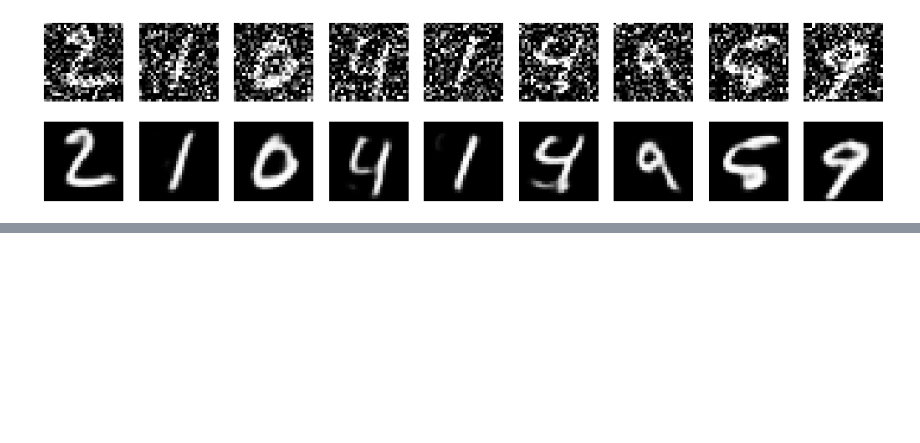
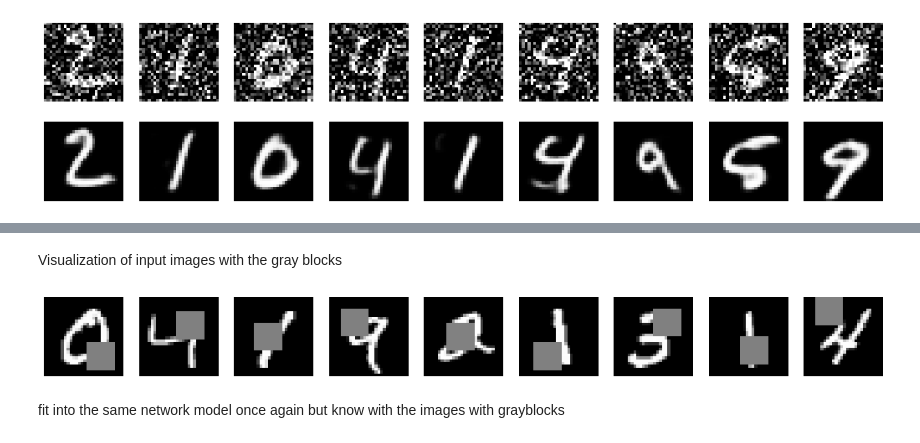
Before and after one commit to telecombcn-dl/2018-dlai-team2, a Jupyter notebook: DenoisingAutoEncoder.ipynb, the cells around one changed output, grey strips where cells are left out. Saved outputs shown, nothing was run; the diff lists cells and outputs as text; code cells hidden in the pictures; blank space fills up the shorter version.

```diff
--- a/DenoisingAutoEncoder.ipynb
+++ b/DenoisingAutoEncoder.ipynb
@@ -118,0 +208,34 @@ plt.show()
+# %%
+block_size = 10
+x_train_inpaint_block = copy.deepcopy(x_train)
+x_test_inpaint_block = copy.deepcopy(x_test)
+for i in range(len(x_train_inpaint_block)):
+    x = random.randint(0,28-block_size)
+    y = random.randint(0,28-block_size)
+    for j in range(block_size):
+        for k in range(block_size):
+            x_train_inpaint_block[i][x+j][y+k] = 0.5 # gray color
+
+for i in range(len(x_test_inpaint_block)):
+    x = random.randint(0,28-block_size)
+    y = random.randint(0,28-block_size)
+    for j in range(block_size):
+        for k in range(block_size):
+            x_test_inpaint_block[i][x+j][y+k] = 0.5
+# %% [markdown]
+Visualization of input images with the gray blocks
+# %%
+n = 10
+plt.figure(figsize=(20, 4))
+for i in range(1,n):
+    # display original
+    ax = plt.subplot(2, n, i)
+    plt.imshow(x_train_inpaint_block[i].reshape(28, 28))
+    plt.gray()
+    ax.get_xaxis().set_visible(False)
+    ax.get_yaxis().set_visible(False)
+plt.show()
+# %% [output]
+[figure, added]
+# %% [markdown]
+fit into the same network model once again but know with the images with grayblocks
```
Also changed, not shown: parts of 18 cells of this notebook.
